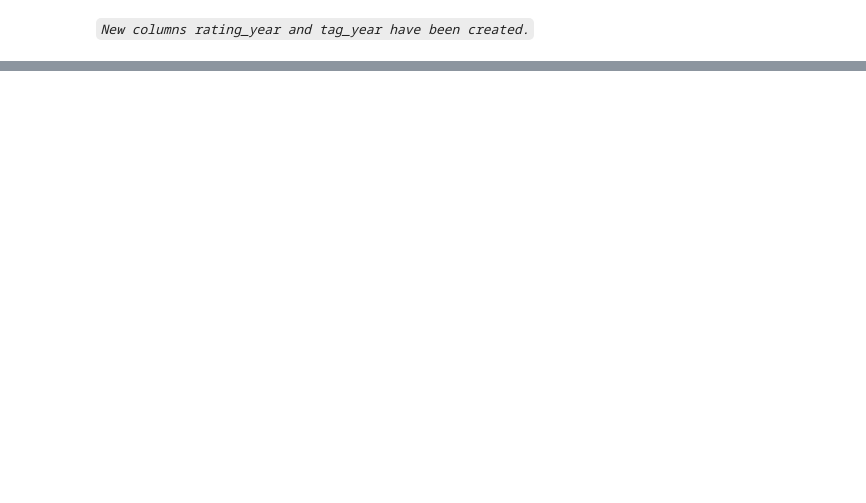
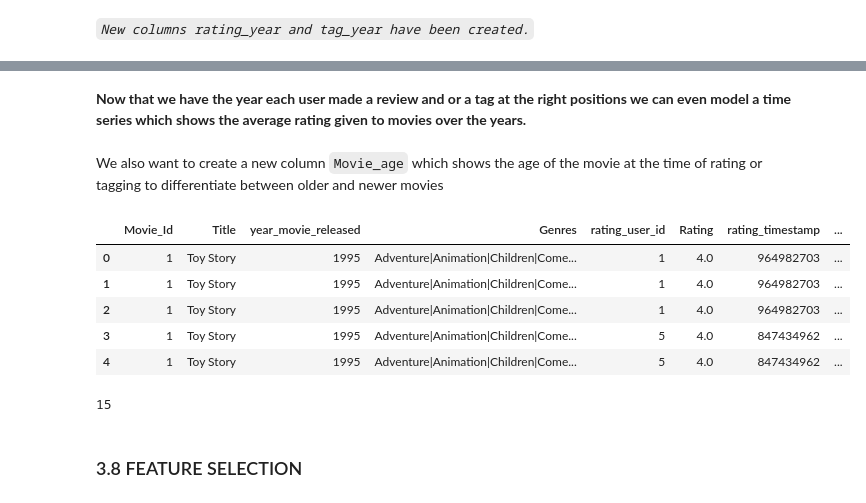
Before and after one commit to DennisWainaina/Movie-Recommendation-System-Project, a Jupyter notebook: index.ipynb, the cells around one changed output, grey strips where cells are left out. Saved outputs shown, nothing was run; the diff lists cells and outputs as text; code cells hidden in the pictures; blank space fills up the shorter version.

```diff
--- a/index.ipynb
+++ b/index.ipynb
@@ -495,0 +505,6 @@ new_df.head()
+# %%
+# Assigning new variable to the function
+new_df = column_mover(new_df, 7, 'rating_year')
+
+# Seeing head to see if it worked
+new_df.head()
@@ -495,0 +518,29 @@ new_df.head()
+# %% [markdown]
+**Now that we have the year each user made a review and or a tag at the right positions we can even model a time series which shows the average rating given to movies over the years.**
+# %% [markdown]
+We also want to create a new column `Movie_age` which shows the age of the movie at the time of rating or tagging to differentiate between older and newer movies
+# %%
+# Creating new column
+new_df['Movie_age_at_time_of_rating'] = new_df['rating_year'] - new_df['year_movie_released']
+
+# Changing its position to next to the year the movie was released
+new_df = column_mover(new_df, 8, 'Movie_age_at_time_of_rating')
+
+# # Dropping columns
+# new_df.drop(['Movie_age', 'Age_at_time_of_rating'], axis=1, inplace=True)
+
+# Seeing results
+new_df.head()
+# %% [output]
+|  | Movie_Id | Title | year_movie_released | Genres | rating_user_id | Rating | rating_timestamp | ... |
+| 0 | 1 | Toy Story | 1995 | Adventure|Animation|Children|Come... | 1 | 4.0 | 964982703 | ... |
+| 1 | 1 | Toy Story | 1995 | Adventure|Animation|Children|Come... | 1 | 4.0 | 964982703 | ... |
+| 2 | 1 | Toy Story | 1995 | Adventure|Animation|Children|Come... | 1 | 4.0 | 964982703 | ... |
+| 3 | 1 | Toy Story | 1995 | Adventure|Animation|Children|Come... | 5 | 4.0 | 847434962 | ... |
+| 4 | 1 | Toy Story | 1995 | Adventure|Animation|Children|Come... | 5 | 4.0 | 847434962 | ... |
+# %%
+len(new_df.columns)
+# %% [output]
+15
+# %% [markdown]
+### 3.8 FEATURE SELECTION
```
Also changed, not shown: parts of 5 cells of this notebook.
